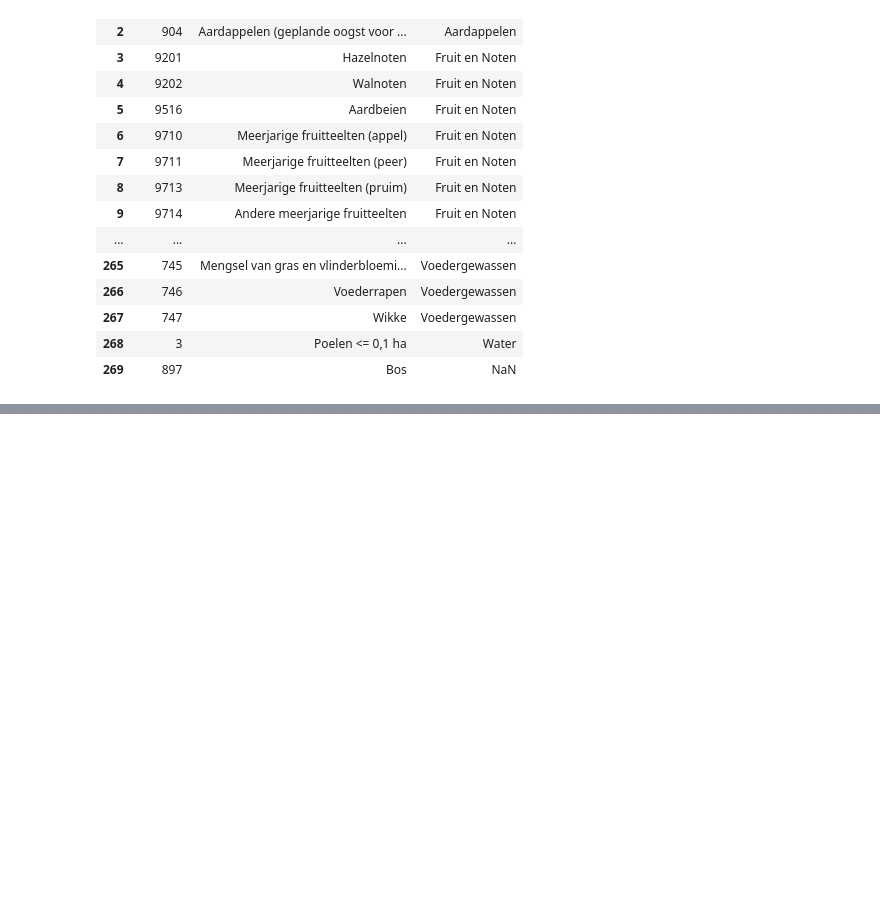
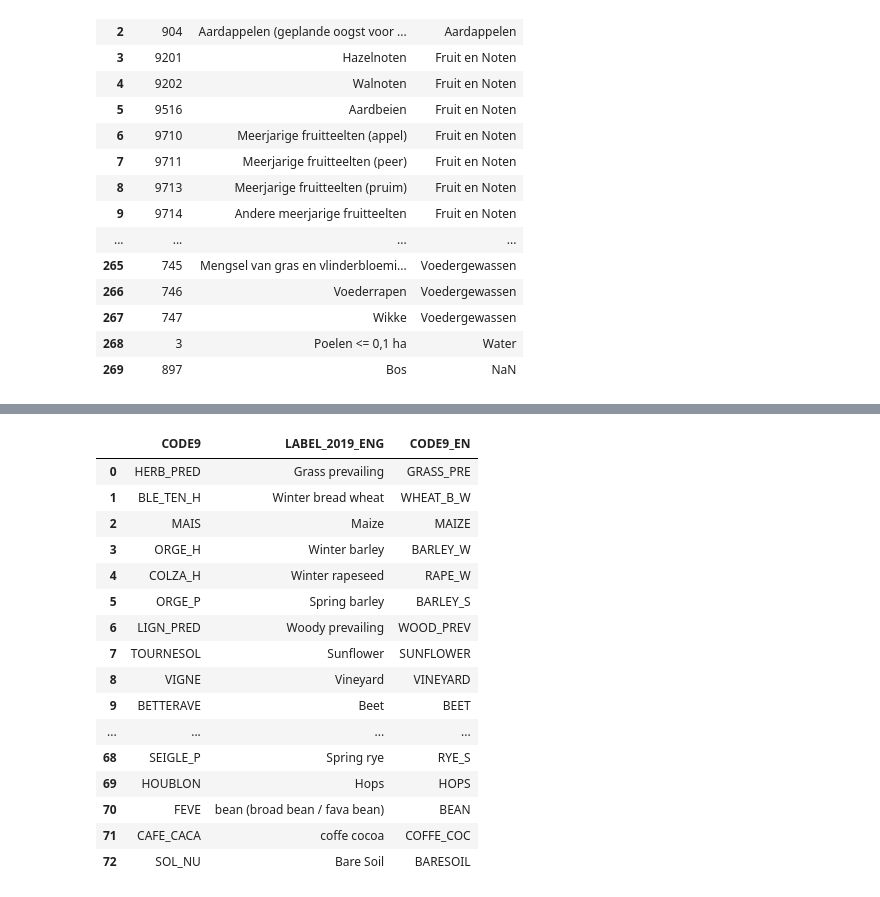
Before and after one commit to Okcase/Projet-stage, a Jupyter notebook: notebooks/flandre.ipynb, the cells around one changed output, grey strips where cells are left out. Saved outputs shown, nothing was run; the diff lists cells and outputs as text; code cells hidden in the pictures; blank space fills up the shorter version.

```diff
--- a/notebooks/flandre.ipynb
+++ b/notebooks/flandre.ipynb
@@ -92,0 +119,23 @@ new_flandre
+# %%
+# sélection des colonnes pour traduire la nomenclature en anglais
+nom = pd.read_csv(os.path.join(data_dir, 'nomenclature_73c_2019.csv'), skiprows = 12, sep = ';')
+nom = nom[['CODE9', 'LABEL_2019_ENG', 'CODE9_EN']]
+nom
+# %% [output]
+|  | CODE9 | LABEL_2019_ENG | CODE9_EN |
+| 0 | HERB_PRED | Grass prevailing | GRASS_PRE |
+| 1 | BLE_TEN_H | Winter bread wheat | WHEAT_B_W |
+| 2 | MAIS | Maize | MAIZE |
+| 3 | ORGE_H | Winter barley | BARLEY_W |
+| 4 | COLZA_H | Winter rapeseed | RAPE_W |
+| 5 | ORGE_P | Spring barley | BARLEY_S |
+| 6 | LIGN_PRED | Woody prevailing | WOOD_PREV |
+| 7 | TOURNESOL | Sunflower | SUNFLOWER |
+| 8 | VIGNE | Vineyard | VINEYARD |
+| 9 | BETTERAVE | Beet | BEET |
+| ... | ... | ... | ... |
+| 68 | SEIGLE_P | Spring rye | RYE_S |
+| 69 | HOUBLON | Hops | HOPS |
+| 70 | FEVE | bean (broad bean / fava bean) | BEAN |
+| 71 | CAFE_CACA | coffe cocoa | COFFE_COC |
+| 72 | SOL_NU | Bare Soil | BARESOIL |
```
Also changed, not shown: parts of 9 cells of this notebook, 2 other files.
